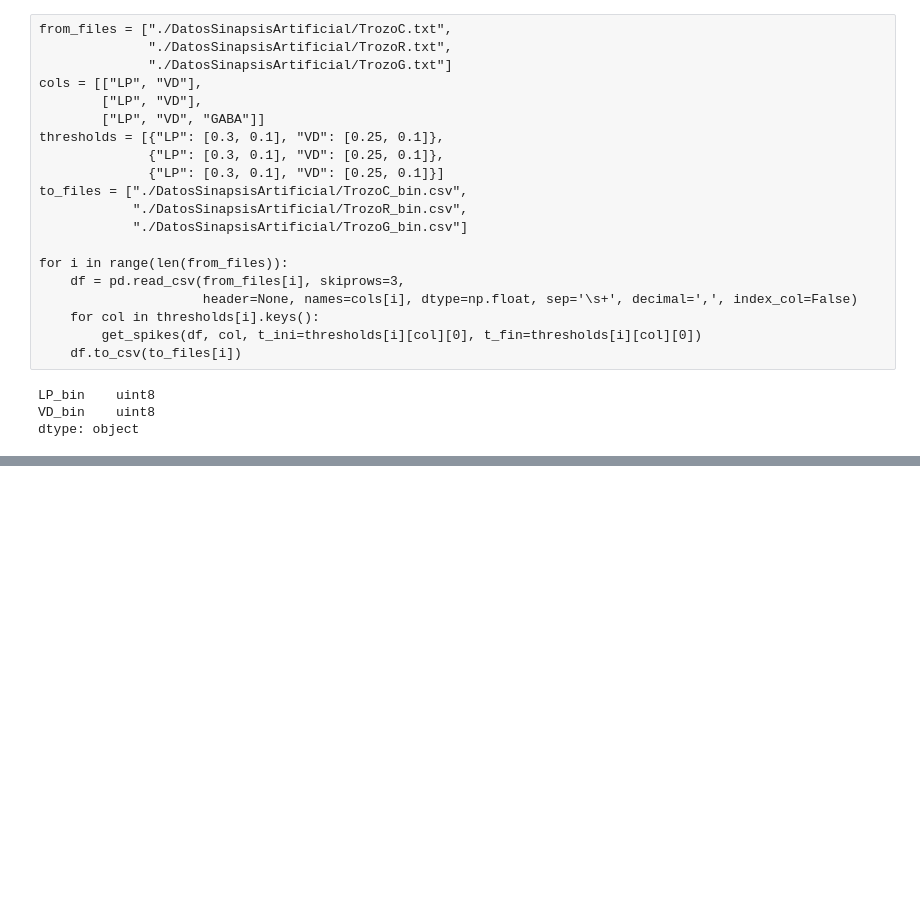
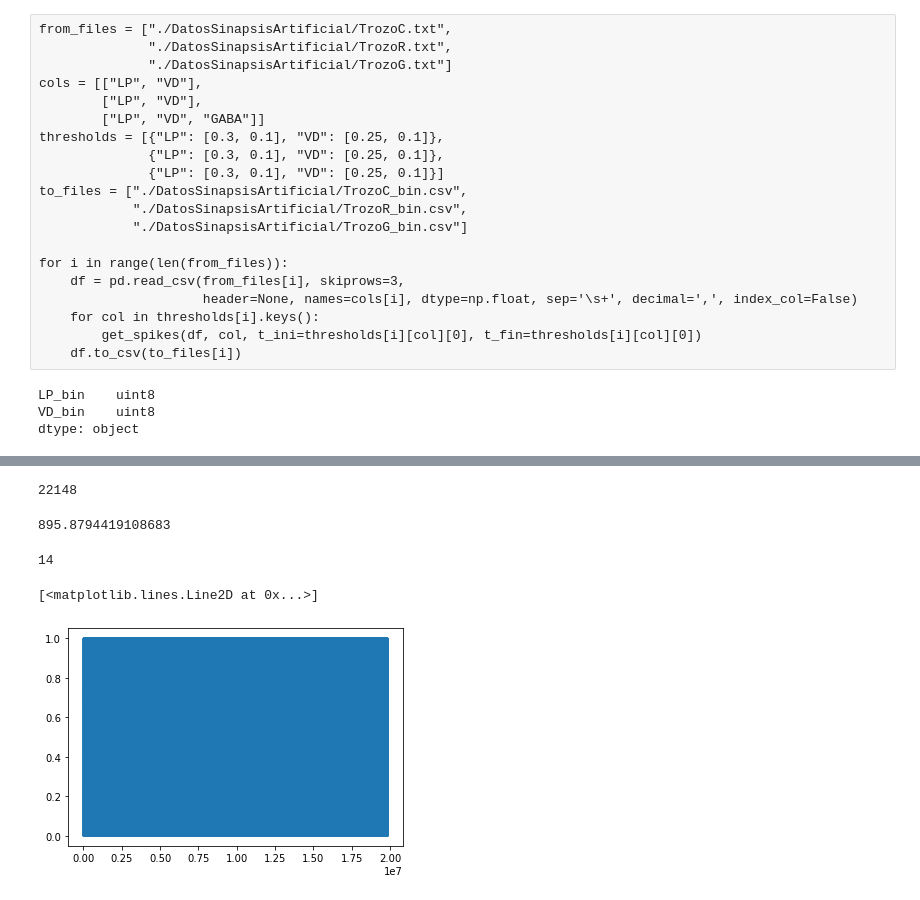
Before and after one commit to OscarGB/MUCD-TI, a Jupyter notebook: TI_practica.ipynb, the cells around one changed output, grey strips where cells are left out. Saved outputs shown, nothing was run; the diff lists cells and outputs as text; code cells hidden in the pictures; blank space fills up the shorter version.

```diff
--- a/TI_practica.ipynb
+++ b/TI_practica.ipynb
@@ -71,0 +81,5 @@ Calculado: resolución=8, ventana=8 en la posicion[7][7], valor=0.00811878979801
+# %%
+df = pd.DataFrame(columns=['LP_bin', 'VD_bin'])
+# %%
+df.LP_bin = [0,0,0,0,0,1,0,0,0,1]
+df.VD_bin = [1,0,0,0,1,0,1,0,0,0]
@@ -71,0 +102,8 @@ Calculado: resolución=8, ventana=8 en la posicion[7][7], valor=0.00811878979801
+# %%
+len(a)
+# %% [output]
+22148
+# %%
+np.mean(a[1:] - a[:-1])
+# %% [output]
+895.8794419108683
@@ -71,0 +117,9 @@ Calculado: resolución=8, ventana=8 en la posicion[7][7], valor=0.00811878979801
+# %%
+get_max_window(df, ['LP_bin', 'VD_bin'])
+# %% [output]
+14
+# %%
+plt.plot(df.VD_bin)
+# %% [output]
+[<matplotlib.lines.Line2D at 0x...>]
+[figure, added]
```
Also changed, not shown: parts of 9 cells of this notebook, 3 other files.
